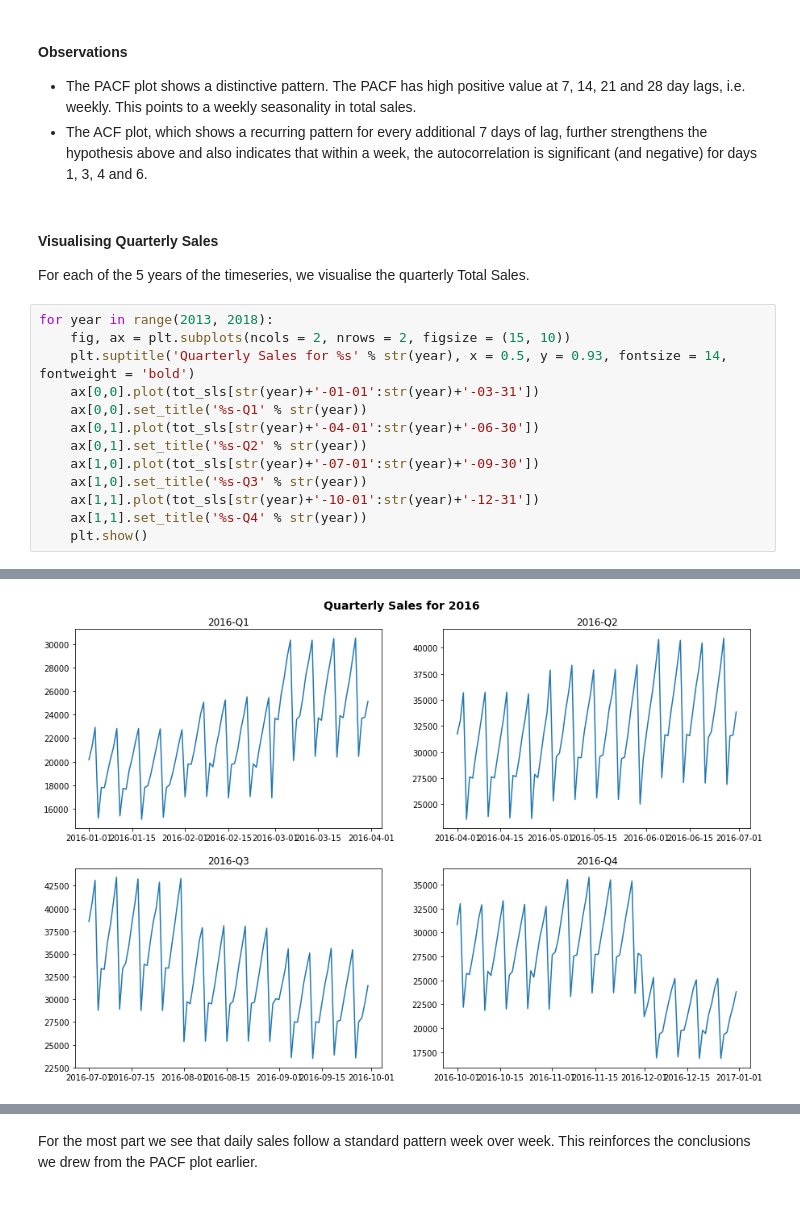
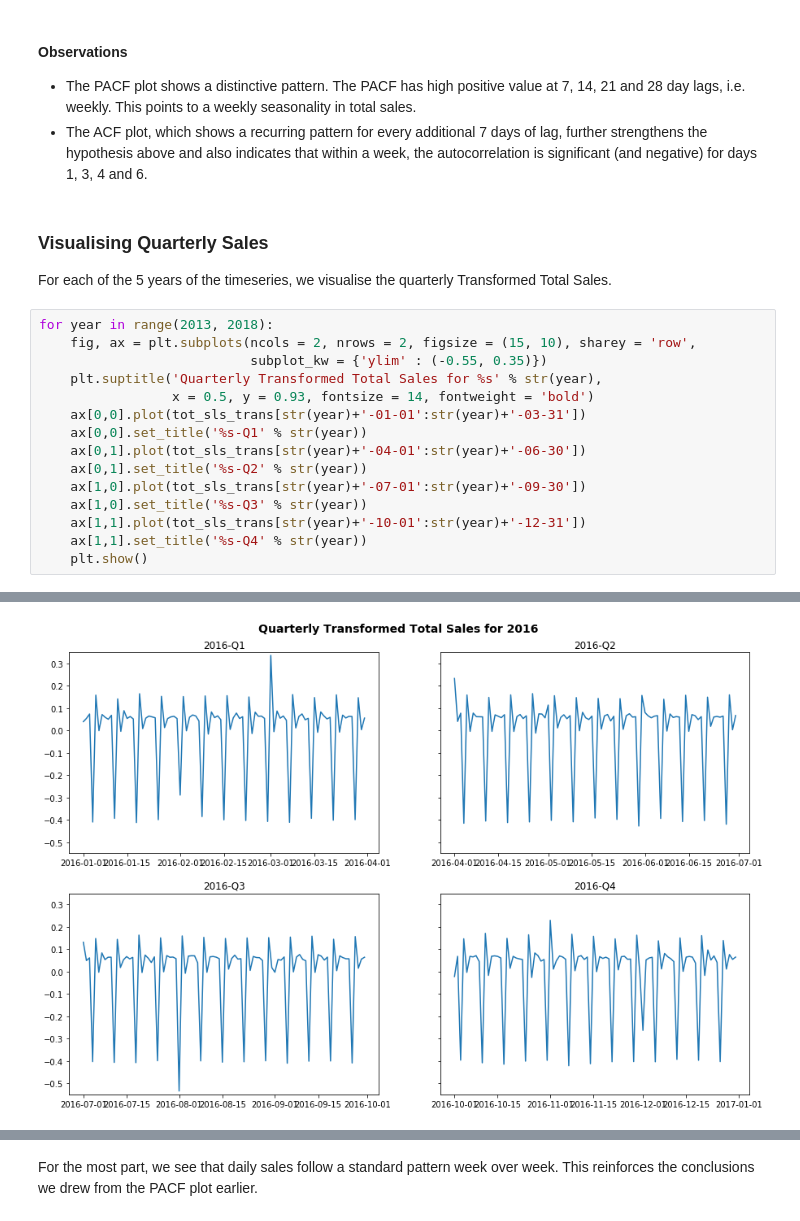
Before and after one commit to sanjeevgadre/Kaggle-Time-Series, a Jupyter notebook: EDA.ipynb, the cells around one changed output, grey strips where cells are left out. Drawn from its saved outputs; the diff is of its cells as text.

```diff
--- a/EDA.ipynb
+++ b/EDA.ipynb
@@ -341,19 +341,21 @@ plt.show()
     <li>The ACF plot, which shows a recurring pattern for every additional 7 days of lag, further strengthens the hypothesis above and also indicates that within a week, the autocorrelation is significant (and negative) for days 1, 3, 4 and 6.
 </ul>
 # %% [markdown]
-#### Visualising Quarterly Sales
-For each of the 5 years of the timeseries, we visualise the quarterly Total Sales.
+### Visualising Quarterly Sales
+For each of the 5 years of the timeseries, we visualise the quarterly Transformed Total Sales.
 # %%
 for year in range(2013, 2018):
-    fig, ax = plt.subplots(ncols = 2, nrows = 2, figsize = (15, 10))
-    plt.suptitle('Quarterly Sales for %s' % str(year), x = 0.5, y = 0.93, fontsize = 14, fontweight = 'bold')
-    ax[0,0].plot(tot_sls[str(year)+'-01-01':str(year)+'-03-31'])
+    fig, ax = plt.subplots(ncols = 2, nrows = 2, figsize = (15, 10), sharey = 'row',
+                           subplot_kw = {'ylim' : (-0.55, 0.35)})
+    plt.suptitle('Quarterly Transformed Total Sales for %s' % str(year),
+                 x = 0.5, y = 0.93, fontsize = 14, fontweight = 'bold')
+    ax[0,0].plot(tot_sls_trans[str(year)+'-01-01':str(year)+'-03-31'])
     ax[0,0].set_title('%s-Q1' % str(year))
-    ax[0,1].plot(tot_sls[str(year)+'-04-01':str(year)+'-06-30'])
+    ax[0,1].plot(tot_sls_trans[str(year)+'-04-01':str(year)+'-06-30'])
     ax[0,1].set_title('%s-Q2' % str(year))
-    ax[1,0].plot(tot_sls[str(year)+'-07-01':str(year)+'-09-30'])
+    ax[1,0].plot(tot_sls_trans[str(year)+'-07-01':str(year)+'-09-30'])
     ax[1,0].set_title('%s-Q3' % str(year))
-    ax[1,1].plot(tot_sls[str(year)+'-10-01':str(year)+'-12-31'])
+    ax[1,1].plot(tot_sls_trans[str(year)+'-10-01':str(year)+'-12-31'])
     ax[1,1].set_title('%s-Q4' % str(year))
     plt.show()
 # %% [output]
@@ -363 +365 @@ for year in range(2013, 2018):
-[figure, old version]
+[figure, new version]
@@ -365,2 +367,2 @@ for year in range(2013, 2018):
 # %% [markdown]
-For the most part we see that daily sales follow a standard pattern week over week. This reinforces the conclusions we drew from the PACF plot earlier.
+For the most part, we see that daily sales follow a standard pattern week over week. This reinforces the conclusions we drew from the PACF plot earlier.
```
Also changed, not shown: parts of 5 cells of this notebook.
